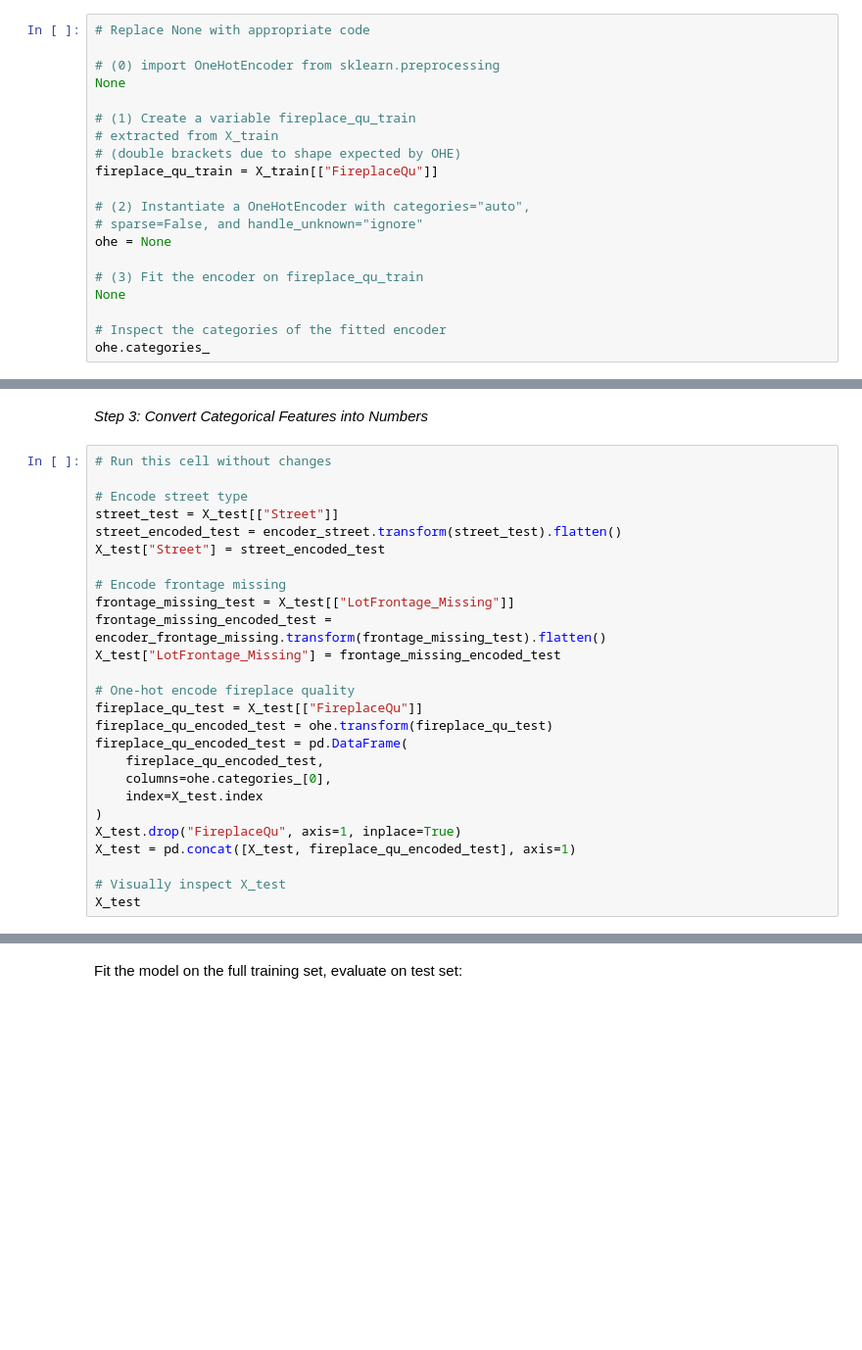
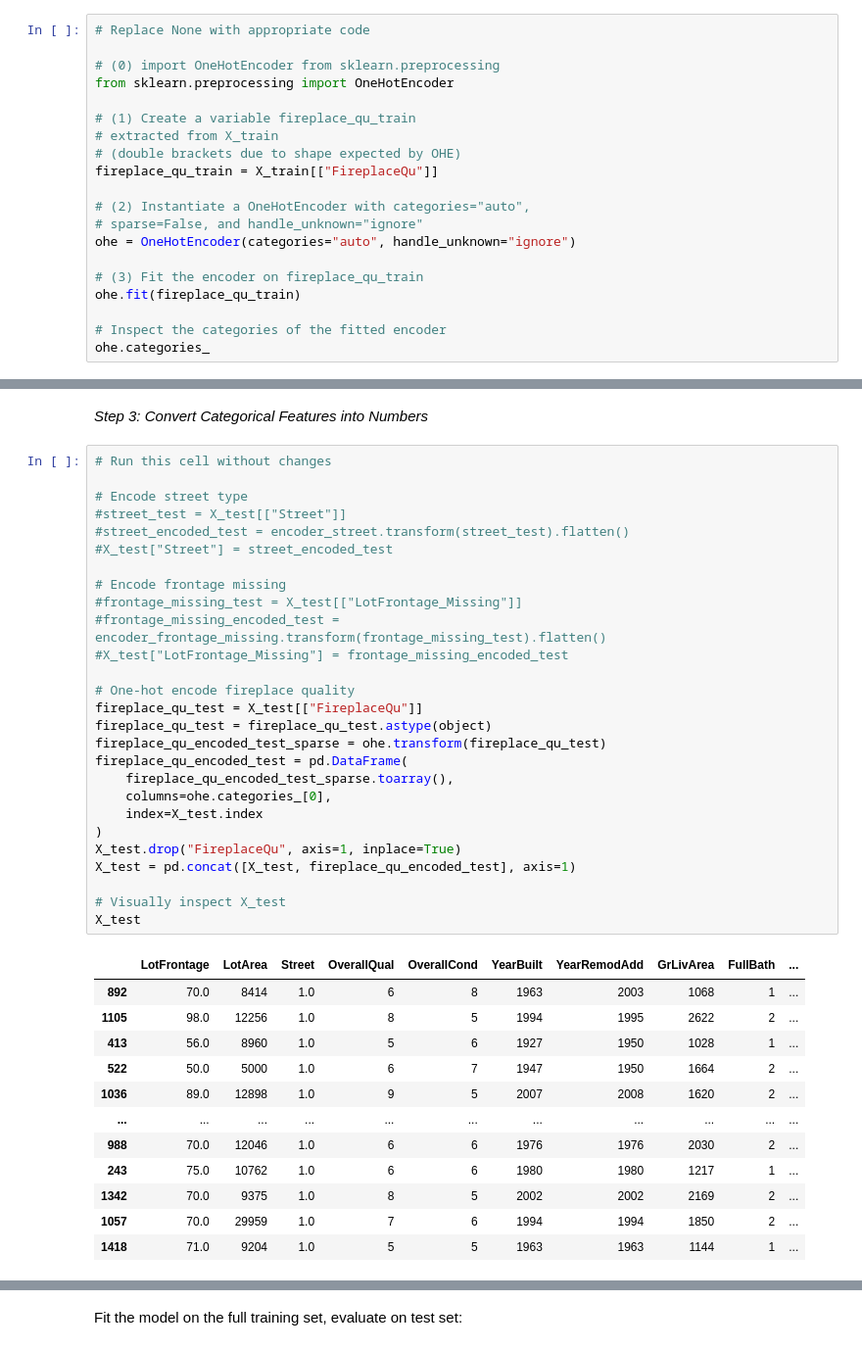
Before and after one commit to jscriven0218/dsc-sklearn-preprocessing-lab, a Jupyter notebook: index.ipynb, the cells around one changed output, grey strips where cells are left out. Shown at 98% size. Drawn from its saved outputs; the diff is of its cells as text; blank space fills up the shorter version.

```diff
--- a/index.ipynb
+++ b/index.ipynb
@@ -763,7 +866,7 @@ In the cells below, complete steps `(0)`-`(4)` of preprocessing the `FireplaceQu
 # Replace None with appropriate code
 
 # (0) import OneHotEncoder from sklearn.preprocessing
-None
+from sklearn.preprocessing import OneHotEncoder
 
 # (1) Create a variable fireplace_qu_train
 # extracted from X_train
@@ -772,10 +875,10 @@ fireplace_qu_train = X_train[["FireplaceQu"]]
 
 # (2) Instantiate a OneHotEncoder with categories="auto",
 # sparse=False, and handle_unknown="ignore"
-ohe = None
+ohe = OneHotEncoder(categories="auto", handle_unknown="ignore")
 
 # (3) Fit the encoder on fireplace_qu_train
-None
+ohe.fit(fireplace_qu_train)
 
 # Inspect the categories of the fitted encoder
 ohe.categories_
@@ -887,26 +1078,40 @@ X_test.isna().sum()
 # %%
 # Run this cell without changes
 
 # Encode street type
-street_test = X_test[["Street"]]
-street_encoded_test = encoder_street.transform(street_test).flatten()
-X_test["Street"] = street_encoded_test
+#street_test = X_test[["Street"]]
+#street_encoded_test = encoder_street.transform(street_test).flatten()
+#X_test["Street"] = street_encoded_test
 
 # Encode frontage missing
-frontage_missing_test = X_test[["LotFrontage_Missing"]]
-frontage_missing_encoded_test = encoder_frontage_missing.transform(frontage_missing_test).flatten()
-X_test["LotFrontage_Missing"] = frontage_missing_encoded_test
+#frontage_missing_test = X_test[["LotFrontage_Missing"]]
+#frontage_missing_encoded_test = encoder_frontage_missing.transform(frontage_missing_test).flatten()
+#X_test["LotFrontage_Missing"] = frontage_missing_encoded_test
 
 # One-hot encode fireplace quality
 fireplace_qu_test = X_test[["FireplaceQu"]]
-fireplace_qu_encoded_test = ohe.transform(fireplace_qu_test)
+fireplace_qu_test = fireplace_qu_test.astype(object)
+fireplace_qu_encoded_test_sparse = ohe.transform(fireplace_qu_test)
 fireplace_qu_encoded_test = pd.DataFrame(
-    fireplace_qu_encoded_test,
+    fireplace_qu_encoded_test_sparse.toarray(),
     columns=ohe.categories_[0],
     index=X_test.index
 )
 X_test.drop("FireplaceQu", axis=1, inplace=True)
 X_test = pd.concat([X_test, fireplace_qu_encoded_test], axis=1)
 
 # Visually inspect X_test
 X_test
+# %% [output]
+|  | LotFrontage | LotArea | Street | OverallQual | OverallCond | YearBuilt | YearRemodAdd | GrLivArea | FullBath | ... |
+| 892 | 70.0 | 8414 | 1.0 | 6 | 8 | 1963 | 2003 | 1068 | 1 | ... |
+| 1105 | 98.0 | 12256 | 1.0 | 8 | 5 | 1994 | 1995 | 2622 | 2 | ... |
+| 413 | 56.0 | 8960 | 1.0 | 5 | 6 | 1927 | 1950 | 1028 | 1 | ... |
+| 522 | 50.0 | 5000 | 1.0 | 6 | 7 | 1947 | 1950 | 1664 | 2 | ... |
+| 1036 | 89.0 | 12898 | 1.0 | 9 | 5 | 2007 | 2008 | 1620 | 2 | ... |
+| ... | ... | ... | ... | ... | ... | ... | ... | ... | ... | ... |
+| 988 | 70.0 | 12046 | 1.0 | 6 | 6 | 1976 | 1976 | 2030 | 2 | ... |
+| 243 | 75.0 | 10762 | 1.0 | 6 | 6 | 1980 | 1980 | 1217 | 1 | ... |
+| 1342 | 70.0 | 9375 | 1.0 | 8 | 5 | 2002 | 2002 | 2169 | 2 | ... |
+| 1057 | 70.0 | 29959 | 1.0 | 7 | 6 | 1994 | 1994 | 1850 | 2 | ... |
+| 1418 | 71.0 | 9204 | 1.0 | 5 | 5 | 1963 | 1963 | 1144 | 1 | ... |
```
Also changed, not shown: parts of 22 cells of this notebook.
